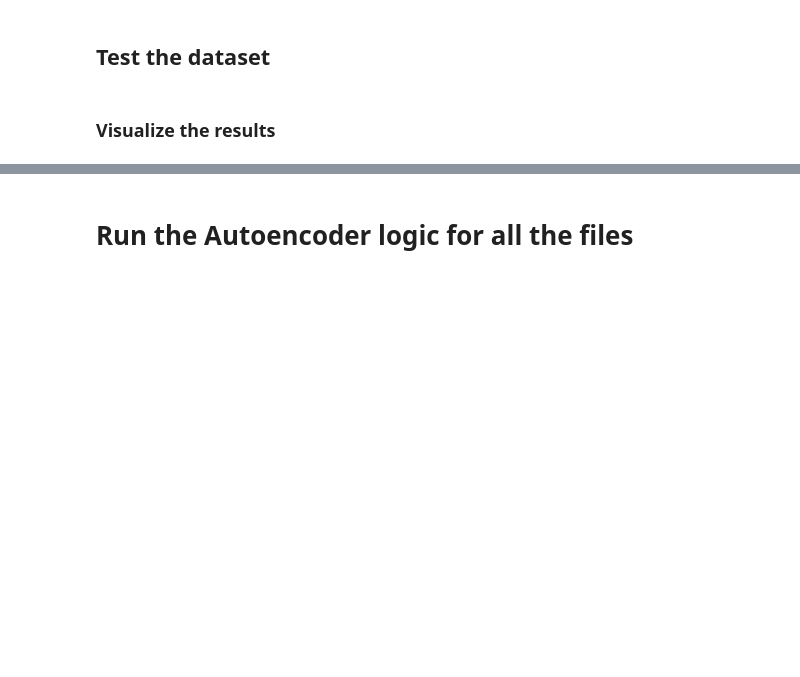
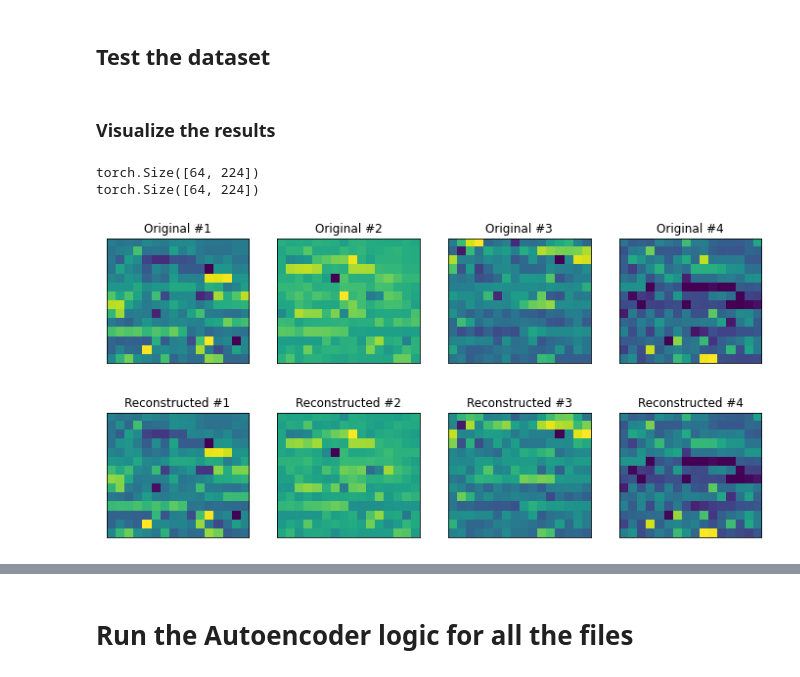
Before and after one commit to flejarza/ActGraph, a Jupyter notebook: autoencoders/extrasensory_AE_v4_stable_morenueros.ipynb, the cells around one changed output, grey strips where cells are left out. Drawn from its saved outputs; the diff is of its cells as text; code cells hidden in the pictures; blank space fills up the shorter version.

```diff
--- a/autoencoders/extrasensory_AE_v4_stable_morenueros.ipynb
+++ b/autoencoders/extrasensory_AE_v4_stable_morenueros.ipynb
@@ -515,0 +543,4 @@ plt.show()
+# %%
+mmm =torch.load(checkpoint_dir + 'val_best_morenn.pth')
+# %%
+model.load_state_dict(mmm) #load best model
@@ -522,32 +603,37 @@ reconstruction = None
 with torch.no_grad():
     for batch_features,_ in test_loader:
         test_examples = batch_features.view(-1, input_shape)
-        reconstruction = model(test_examples.float())
+        reconstruction = model(test_examples.float().to(device))
         break
 # %% [markdown]
 ### Visualize the results
 # %%
 print(test_examples.shape)
 print(reconstruction.shape)
+# %% [output]
+torch.Size([64, 224])
+torch.Size([64, 224])
 # %%
 with torch.no_grad():
     number = 4
     plt.figure(figsize=(12, 6))
     for index in range(number):
 
         # display original
         ax = plt.subplot(2, number, index + 1)
         plt.imshow(test_examples[index].numpy().reshape(input_shape_s1, input_shape_s2))
         plt.title('Original #' + str(index + 1))
         ax.get_xaxis().set_visible(False)
         ax.get_yaxis().set_visible(False)
 
         # display reconstructed
         ax = plt.subplot(2, number, index + 1+ number)
-        plt.imshow(reconstruction[index].numpy().reshape(input_shape_s1, input_shape_s2))
+        plt.imshow(reconstruction[index].cpu().numpy().reshape(input_shape_s1, input_shape_s2))
         plt.title('Reconstructed #' + str(index + 1))
         ax.get_xaxis().set_visible(False)
         ax.get_yaxis().set_visible(False)
+# %% [output]
+[figure, added]
 # %%
 t = [i for i in range(input_shape)]
 count = 0
```
Also changed, not shown: parts of 11 cells of this notebook, 4 other files.
